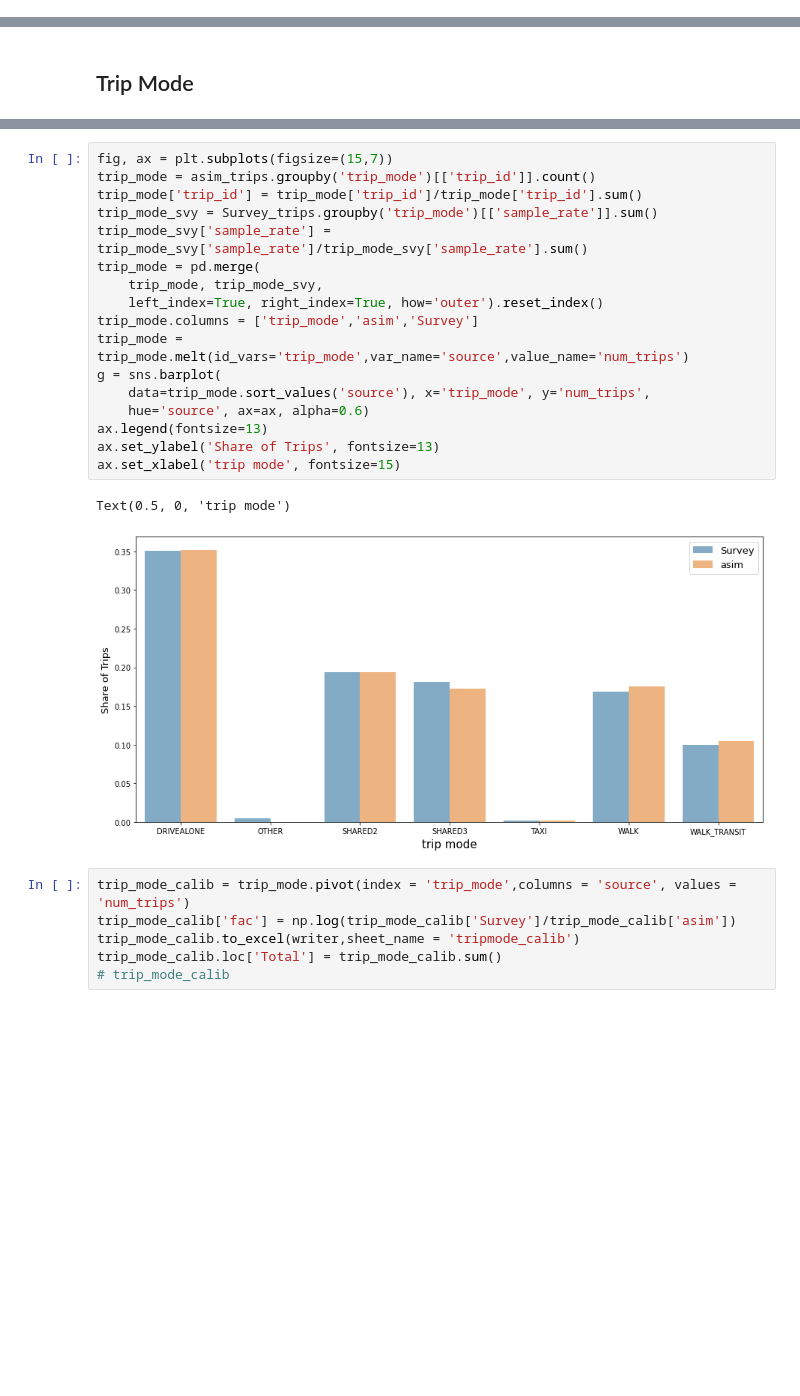
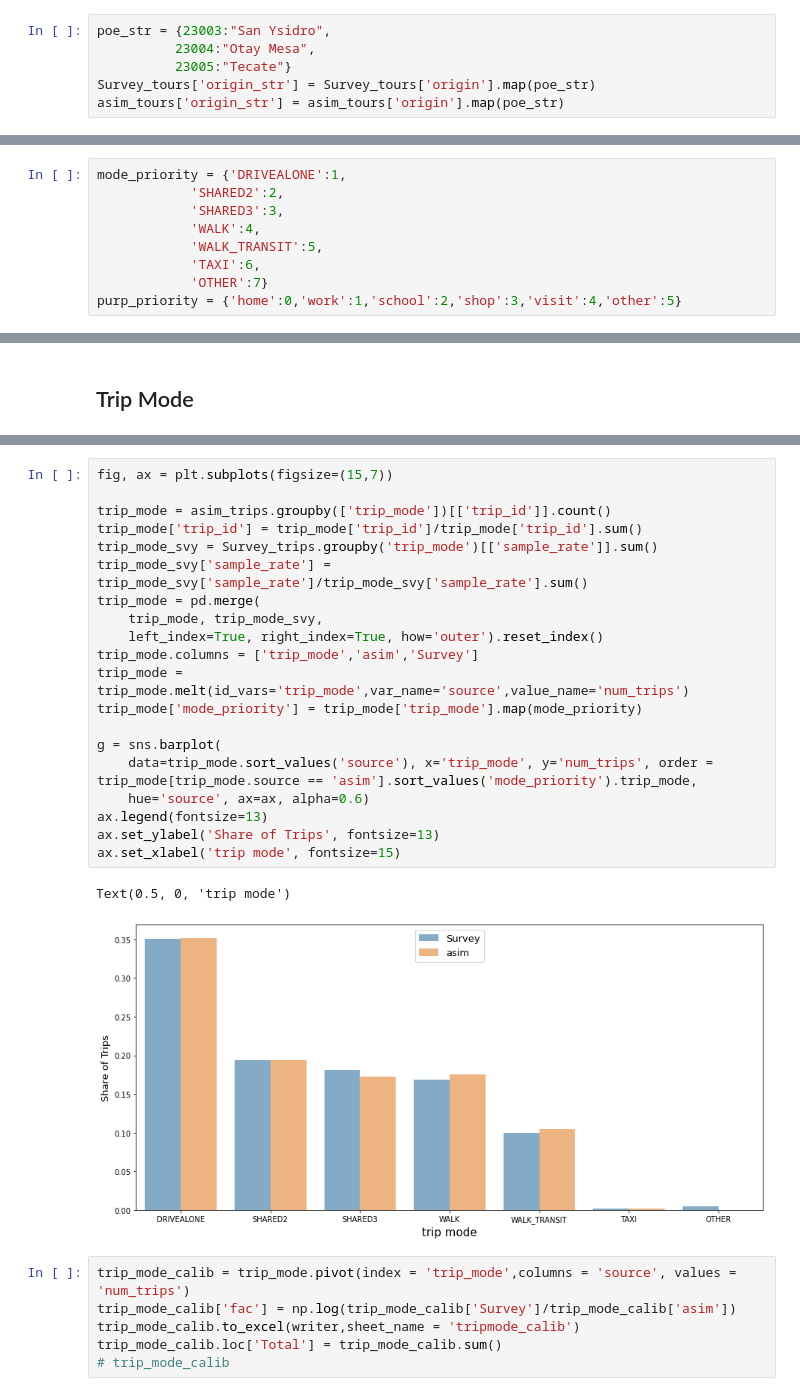
Before and after one commit to SANDAG/ABM, a Jupyter notebook: src/asim_cross_border/notebooks/cross_border_summary_calibrate.ipynb, the cells around one changed output, grey strips where cells are left out. Saved outputs shown, nothing was run; the diff lists cells and outputs as text; blank space fills up the shorter version.

```diff
--- a/src/asim_cross_border/notebooks/cross_border_summary_calibrate.ipynb
+++ b/src/asim_cross_border/notebooks/cross_border_summary_calibrate.ipynb
@@ -77,6 +77,12 @@ Survey_trips['orig_taz'] = Survey_trips['origin'].map(maz_to_taz)
 # %%
 asim_trips['source'] = 'asim'
 asim_tours['source'] = 'asim'
+# %%
+poe_str = {23003:"San Ysidro",
+          23004:"Otay Mesa",
+          23005:"Tecate"}
+Survey_tours['origin_str'] = Survey_tours['origin'].map(poe_str)
+asim_tours['origin_str'] = asim_tours['origin'].map(poe_str)
 # %% [markdown]
 ## Compare base data
 # %% [markdown]
@@ -151,3 +103,12 @@ max. trip dest MAZ -- Survey 23005 // asim 22971
+# %%
+mode_priority = {'DRIVEALONE':1,
+            'SHARED2':2,
+            'SHARED3':3,
+            'WALK':4,
+            'WALK_TRANSIT':5,
+            'TAXI':6,
+            'OTHER':7}
+purp_priority = {'home':0,'work':1,'school':2,'shop':3,'visit':4,'other':5}
 # %% [markdown]
 ### Border Crossings
 # %%
@@ -1127,23 +900,26 @@ out_direction[['Avg Out of Direction Distance']]
 # %%
 fig, ax = plt.subplots(figsize=(15,7))
-trip_mode = asim_trips.groupby('trip_mode')[['trip_id']].count()
+
+trip_mode = asim_trips.groupby(['trip_mode'])[['trip_id']].count()
 trip_mode['trip_id'] = trip_mode['trip_id']/trip_mode['trip_id'].sum()
 trip_mode_svy = Survey_trips.groupby('trip_mode')[['sample_rate']].sum()
 trip_mode_svy['sample_rate'] = trip_mode_svy['sample_rate']/trip_mode_svy['sample_rate'].sum()
 trip_mode = pd.merge(
     trip_mode, trip_mode_svy,
     left_index=True, right_index=True, how='outer').reset_index()
 trip_mode.columns = ['trip_mode','asim','Survey']
 trip_mode = trip_mode.melt(id_vars='trip_mode',var_name='source',value_name='num_trips')
+trip_mode['mode_priority'] = trip_mode['trip_mode'].map(mode_priority)
+
 g = sns.barplot(
-    data=trip_mode.sort_values('source'), x='trip_mode', y='num_trips',
+    data=trip_mode.sort_values('source'), x='trip_mode', y='num_trips', order = trip_mode[trip_mode.source == 'asim'].sort_values('mode_priority').trip_mode,
     hue='source', ax=ax, alpha=0.6)
 ax.legend(fontsize=13)
 ax.set_ylabel('Share of Trips', fontsize=13)
 ax.set_xlabel('trip mode', fontsize=15)
 # %% [output]
 Text(0.5, 0, 'trip mode')
-[figure, old version]
+[figure, new version]
 # %%
 trip_mode_calib = trip_mode.pivot(index = 'trip_mode',columns = 'source', values = 'num_trips')
 trip_mode_calib['fac'] = np.log(trip_mode_calib['Survey']/trip_mode_calib['asim'])
```
Also changed, not shown: parts of 57 cells of this notebook.
